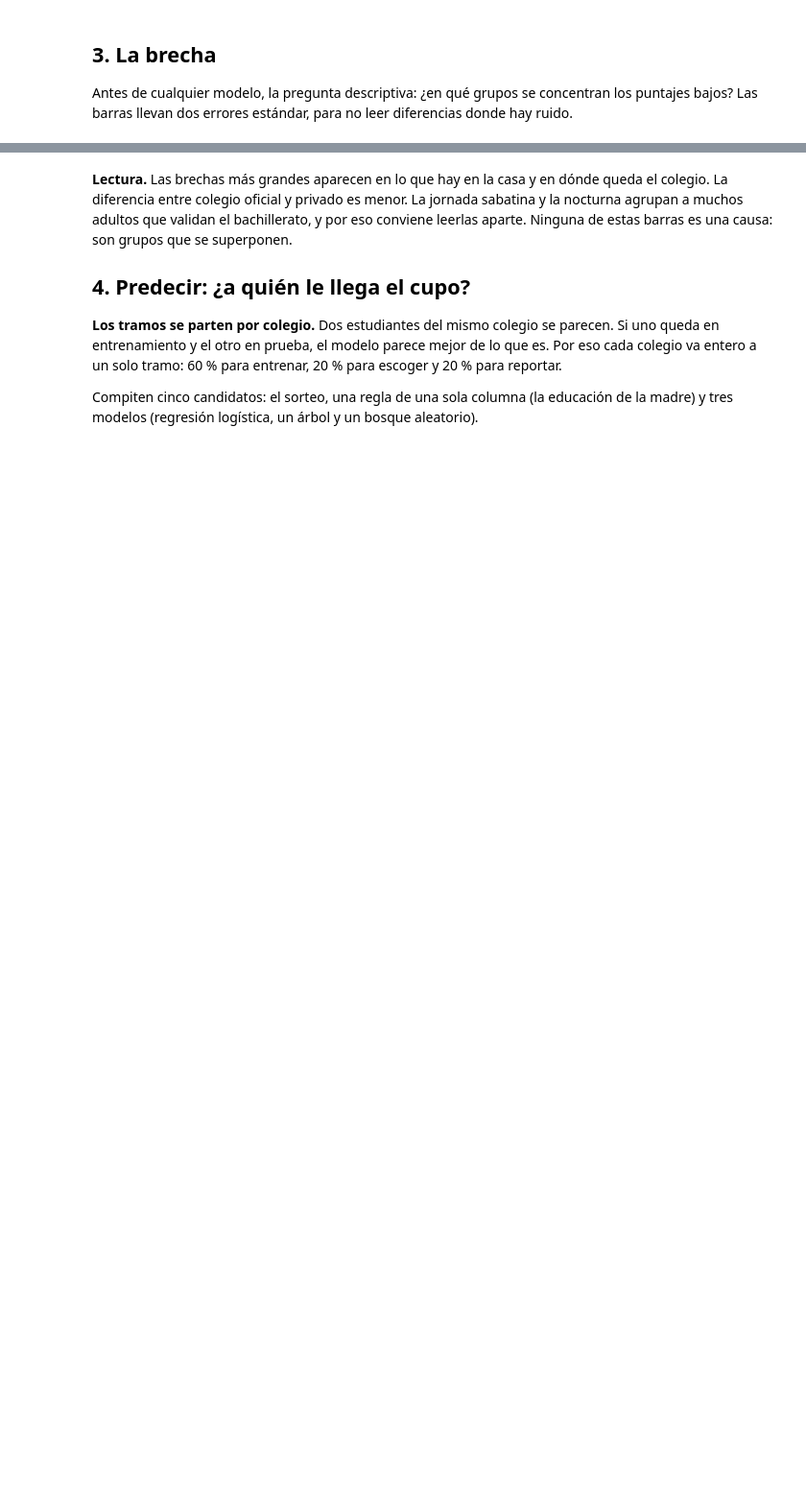
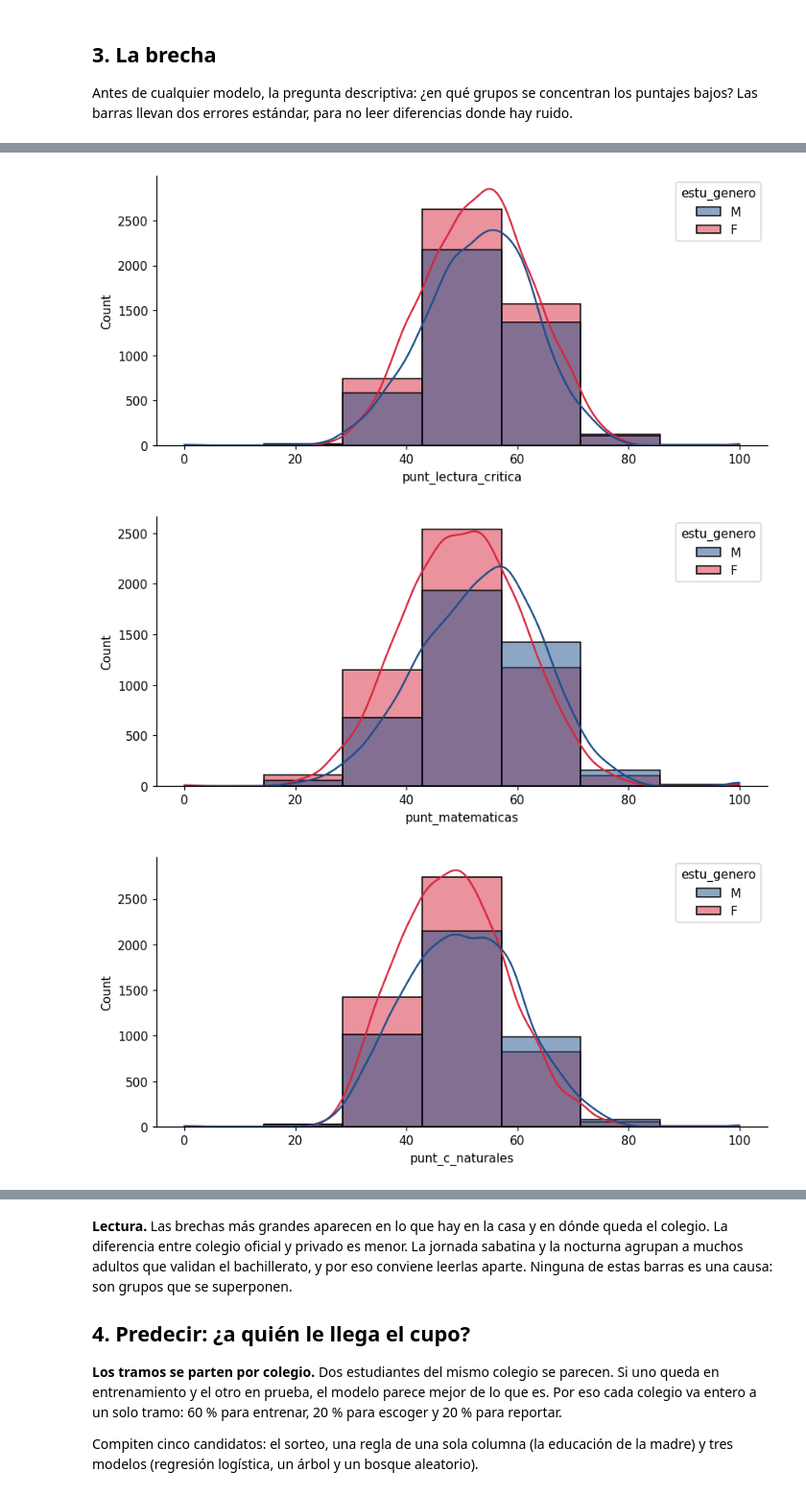
Before and after one commit to cmorregof/taller-cd-ml-2026-2, a Jupyter notebook: clases/02_limpieza/02a_el_icfes.ipynb, the cells around one changed output, grey strips where cells are left out. Shown at 96% size. Saved outputs shown, nothing was run; the diff lists cells and outputs as text; code cells hidden in the pictures; blank space fills up the shorter version.

```diff
--- a/clases/02_limpieza/02a_el_icfes.ipynb
+++ b/clases/02_limpieza/02a_el_icfes.ipynb
@@ -89,0 +343,9 @@ Antes de cualquier modelo, la pregunta descriptiva: ¿en qué grupos se concentr
+# %%
+for i in puntajes_materias:
+  plt.plot()
+  sns.histplot(datos, x = i, hue = 'estu_genero', binwidth = 15, kde = True )
+  plt.show()
+# %% [output]
+[figure, added]
+[figure, added]
+[figure, added]
```
Also changed, not shown: parts of 30 cells of this notebook.
